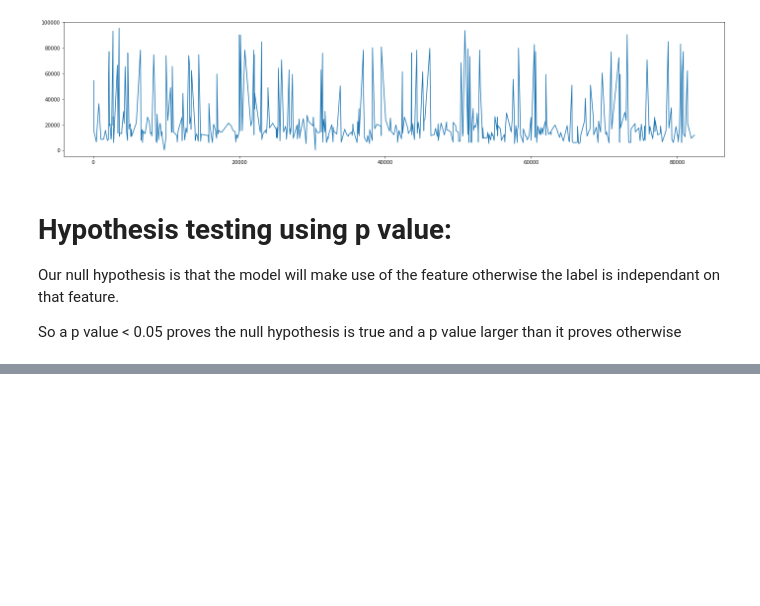
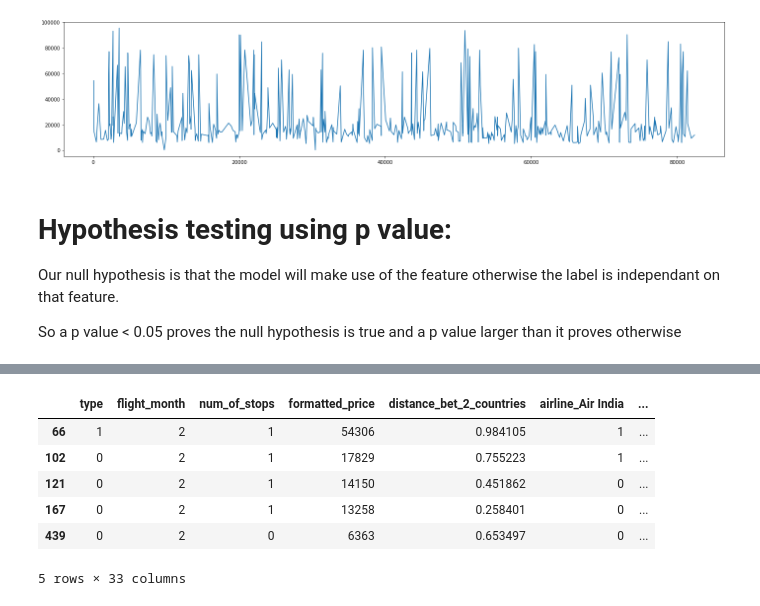
Before and after one commit to NourKamaly/AirlineTicketPricePrediction, a Jupyter notebook: Preprocessing notebook and final dataset/Preprocessing.ipynb, the cells around one changed output, grey strips where cells are left out. Cells and saved outputs as stored; diff of their text form; code cells hidden in the pictures; blank space fills up the shorter version.

```diff
--- a/Preprocessing notebook and final dataset/Preprocessing.ipynb
+++ b/Preprocessing notebook and final dataset/Preprocessing.ipynb
@@ -582,3 +645,5 @@ for column in dataset.columns:
     corr,pval = stats.pearsonr(dataset[column],dataset['formatted_price'])
     if pval > 0.05:
       dataset.drop(columns=column,axis=1,inplace=True)
+# %%
+dataset.drop(columns=['one_stop_in'],axis=1,inplace=True)
@@ -585 +674,11 @@ for column in dataset.columns:
+# %%
+dataset.head()
+# %% [output]
+|  | type | flight_month | num_of_stops | formatted_price | distance_bet_2_countries | airline_Air India | ... |
+| 66 | 1 | 2 | 1 | 54306 | 0.984105 | 1 | ... |
+| 102 | 0 | 2 | 1 | 17829 | 0.755223 | 1 | ... |
+| 121 | 0 | 2 | 1 | 14150 | 0.451862 | 0 | ... |
+| 167 | 0 | 2 | 1 | 13258 | 0.258401 | 0 | ... |
+| 439 | 0 | 2 | 0 | 6363 | 0.653497 | 0 | ... |
+5 rows × 33 columns
 # %%
```
Also changed, not shown: parts of 47 cells of this notebook, 1 other file.
